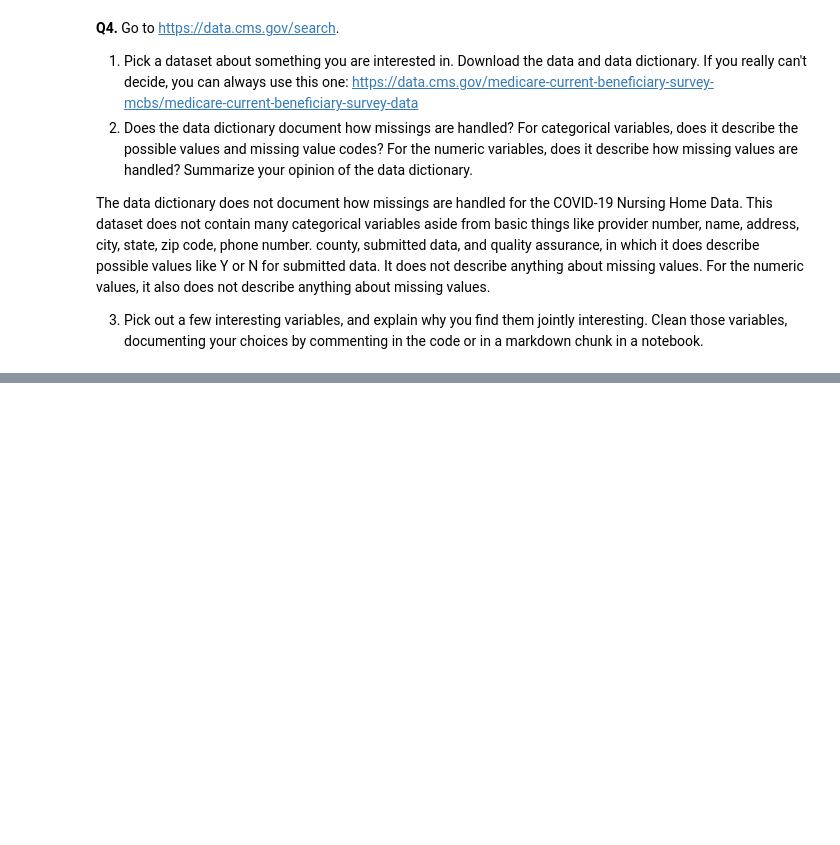
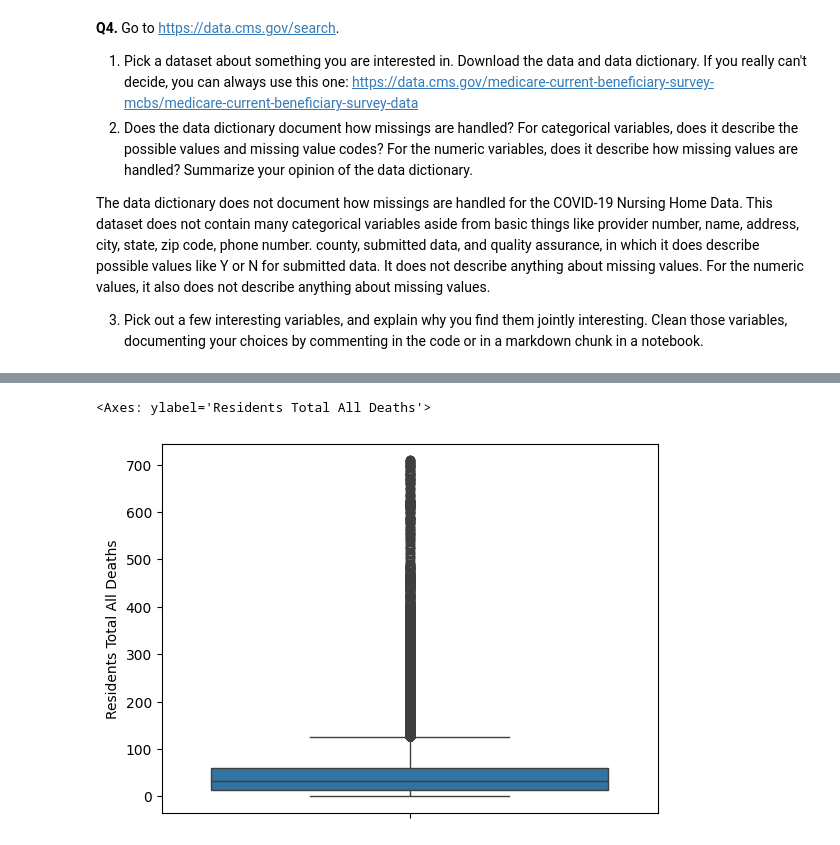
Before and after one commit to anutishah/visualization, a Jupyter notebook: assignment/assignment.ipynb, the cells around one changed output, grey strips where cells are left out. Saved outputs shown, nothing was run; the diff lists cells and outputs as text; code cells hidden in the pictures; blank space fills up the shorter version.

```diff
--- a/assignment/assignment.ipynb
+++ b/assignment/assignment.ipynb
@@ -266,0 +329,5 @@ FileNotFoundError: [Errno 2] No such file or directory: '/var/COVID-19 Nursing H
+# %%
+sns.boxplot(df['Residents Total All Deaths'])
+# %% [output]
+<Axes: ylabel='Residents Total All Deaths'>
+[figure, added]
```
Also changed, not shown: parts of 26 cells of this notebook.
